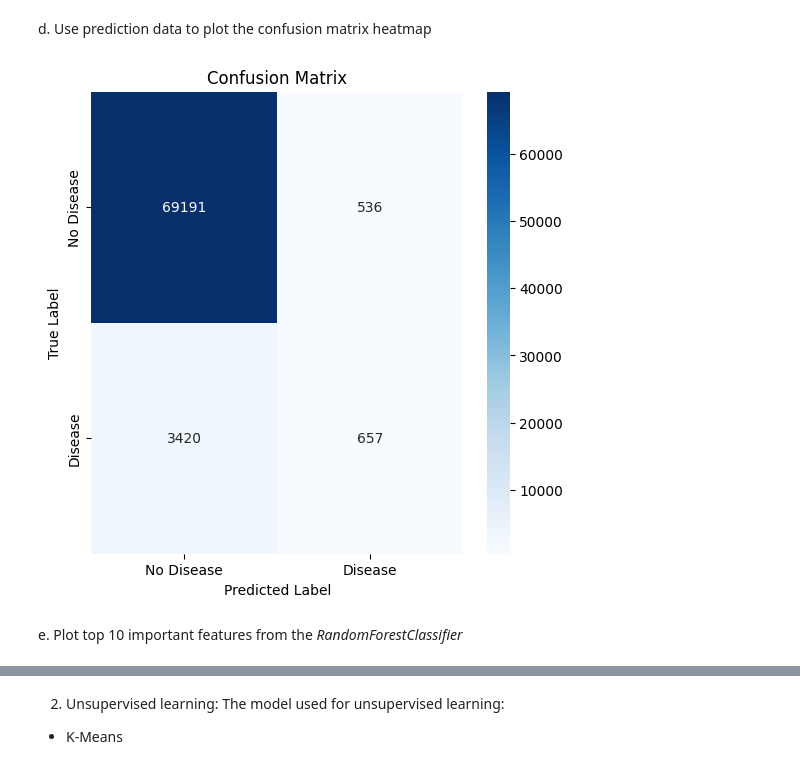
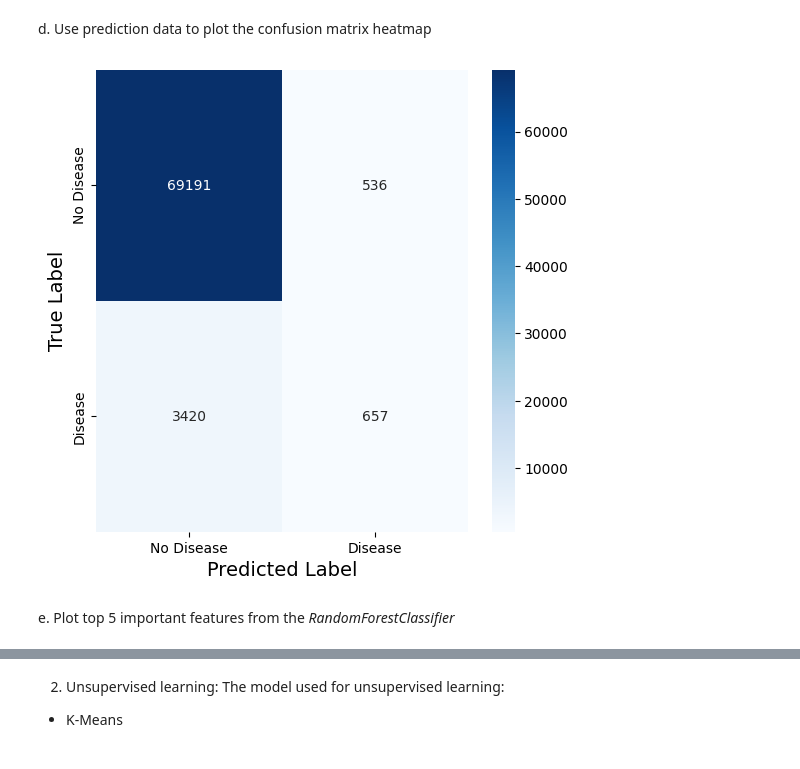
Before and after one commit to RaviMosalpuri/HeartDisease, a Jupyter notebook: Code.ipynb, the cells around one changed output, grey strips where cells are left out. Saved outputs shown, nothing was run; the diff lists cells and outputs as text; code cells hidden in the pictures.

```diff
--- a/Code.ipynb
+++ b/Code.ipynb
@@ -158,7 +158,6 @@ for column in numerical_cols:
     plt.subplot(2, 2, n)
     n = n+1
     sns.boxplot(data=dataFrame, x='HeartDisease', y=column)
-    plt.title(f'{column} Distribution by Heart Disease', fontsize=14, color='red')
 plt.tight_layout()
 plt.show()
 # %% [output]
@@ -241,10 +240,9 @@ for model in models:
     plt.figure(figsize=(8, 6))
     plt.plot(fpr, tpr, label=f'ROC curve (AUC = {roc_auc:.2f})')
     plt.plot([0, 1], [0, 1], 'k--')
-    plt.xlabel('False Positive Rate')
-    plt.ylabel('True Positive Rate')
-    plt.title(f'ROC Curve - {model}')
-    plt.legend()
+    plt.xlabel('False Positive Rate', fontsize=14)
+    plt.ylabel('True Positive Rate', fontsize=14)
+    plt.legend(fontsize=15, loc='lower right')
     plt.show()
 # %% [output]
 ---------------------------------------------
@@ -297,16 +293,15 @@ d. Use prediction data to plot the confusion matrix heatmap
 # %%
 # Heatmap for Confusion Matrix
 confusionMatrix = confusion_matrix(y_test, y_pred)
 plt.figure(figsize=(6, 6))
 sns.heatmap(confusionMatrix, annot=True, fmt='d', cmap='Blues', xticklabels=['No Disease', 'Disease'], yticklabels=['No Disease', 'Disease'])
-plt.title('Confusion Matrix')
-plt.xlabel('Predicted Label')
-plt.ylabel('True Label')
+plt.xlabel('Predicted Label', fontsize=14)
+plt.ylabel('True Label', fontsize=14)
 plt.show()
 # %% [output]
-[figure, old version]
+[figure, new version]
 # %% [markdown]
-e. Plot top 10 important features from the *RandomForestClassifier*
+e. Plot top 5 important features from the *RandomForestClassifier*
 # %%
 # Calculate feature importance
 
```
Also changed, not shown: parts of 6 cells of this notebook.
